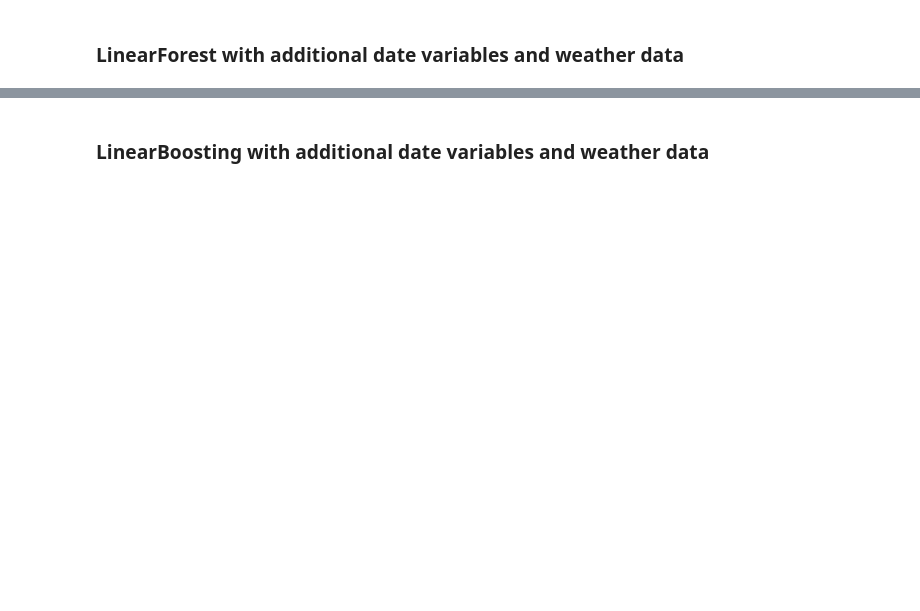
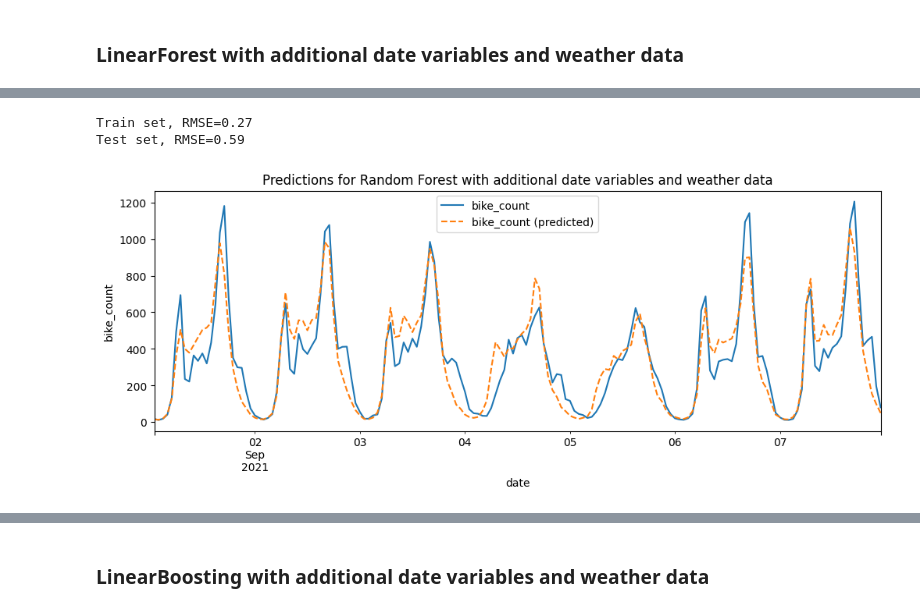
Before and after one commit to stlbnmaria/PythonForDS_Project, a Jupyter notebook: modeling/tree_models/tree_models.ipynb, the cells around one changed output, grey strips where cells are left out. Saved outputs shown, nothing was run; the diff lists cells and outputs as text; code cells hidden in the pictures; blank space fills up the shorter version.

```diff
--- a/modeling/tree_models/tree_models.ipynb
+++ b/modeling/tree_models/tree_models.ipynb
@@ -486,7 +537,7 @@ preprocessor = ColumnTransformer(
     remainder="passthrough",
 )
 
-regressor = LinearForestRegressor(base_estimator=Ridge())
+regressor = LinearForestRegressor(base_estimator=Ridge(), max_features="sqrt", max_samples=0.5)
 
 pipe = make_pipeline(
     FunctionTransformer(problem._merge_external_data, validate=False),
@@ -499,0 +569,18 @@ pipe.fit(X_train, y_train)
+# %%
+y_pred_train = pipe.predict(X_train)
+y_pred_test = pipe.predict(X_test)
+# %%
+print(f"Train set, RMSE={mean_squared_error(y_train, y_pred_train, squared=False):.2f}")
+print(f"Test set, RMSE={mean_squared_error(y_test, y_pred_test, squared=False):.2f}")
+# %% [output]
+Train set, RMSE=0.27
+Test set, RMSE=0.59
+# %%
+problem.week_plot(
+    X_test,
+    y_pred_test,
+    y_test,
+    "Random Forest with additional date variables and weather data",
+)
+# %% [output]
+[figure, added]
```
Also changed, not shown: parts of 13 cells of this notebook.
